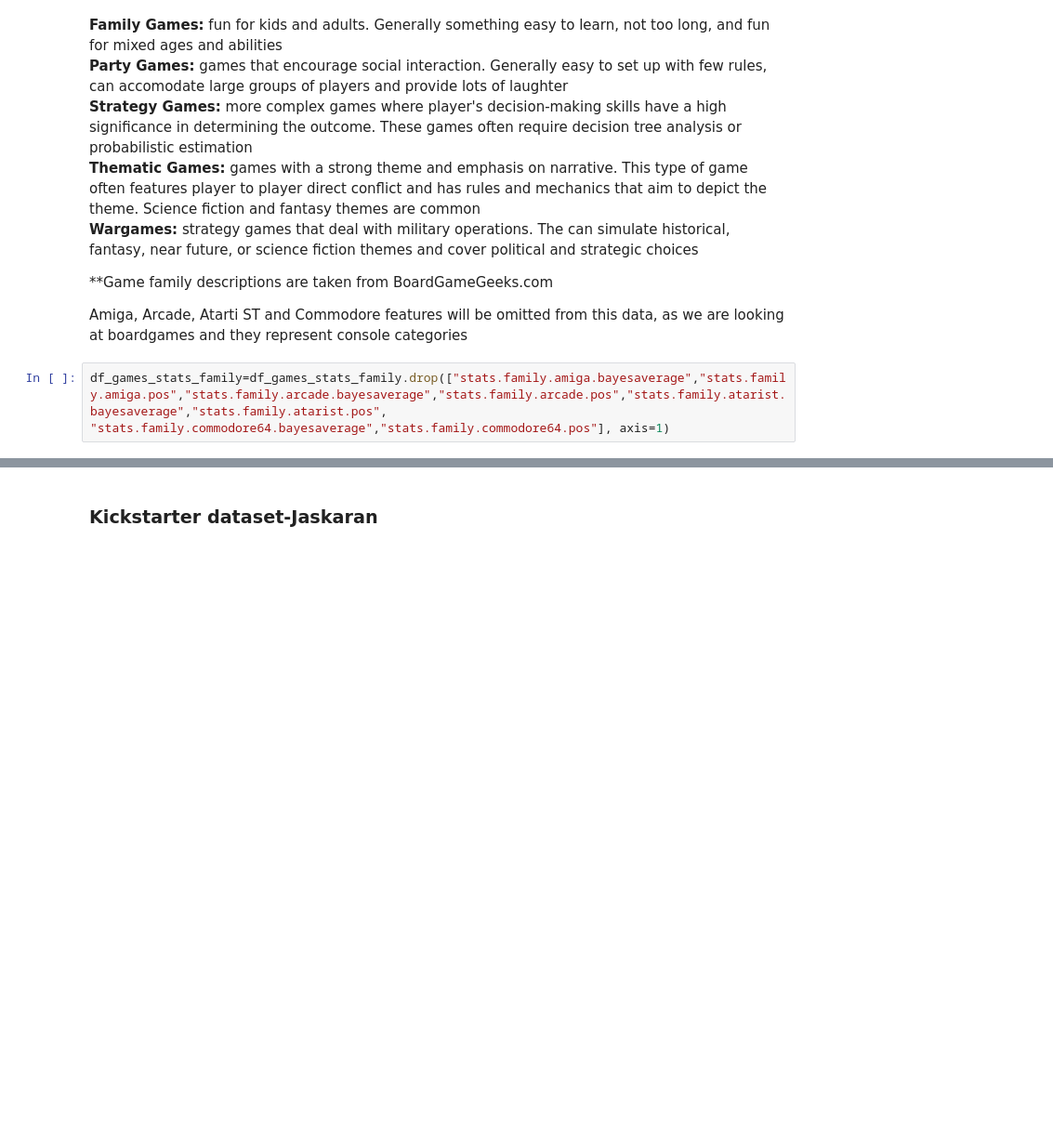
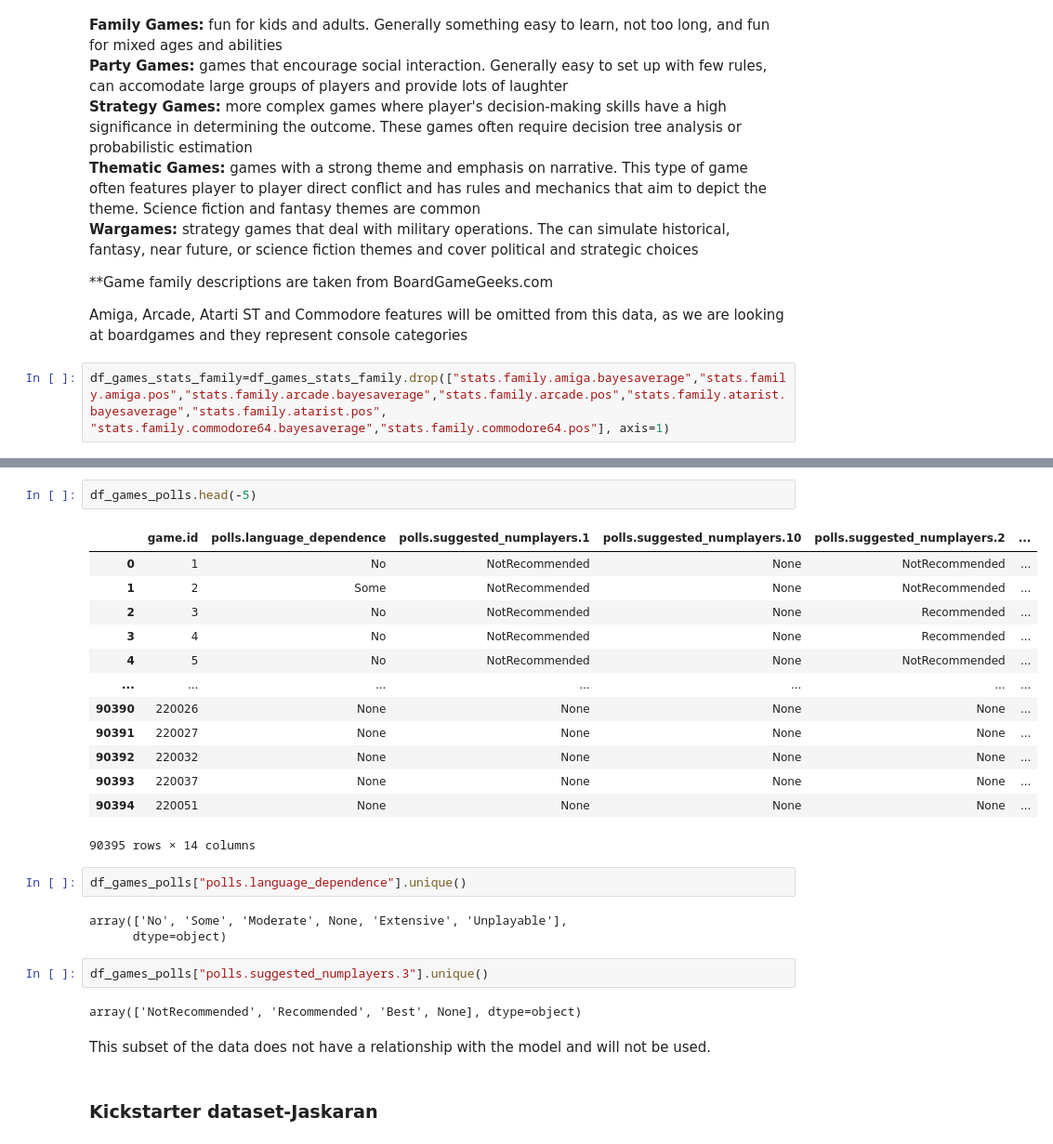
Before and after one commit to laurabrin/BoardGameRatings, a Jupyter notebook: BoardGameRatings.ipynb, the cells around one changed output, grey strips where cells are left out. Shown at 93% size. Saved outputs shown, nothing was run; the diff lists cells and outputs as text; blank space fills up the shorter version.

```diff
--- a/BoardGameRatings.ipynb
+++ b/BoardGameRatings.ipynb
@@ -146,3 +282,30 @@ df_games_stats_family.describe()
+# %%
+df_games_polls.head(-5)
+# %% [output]
+|  | game.id | polls.language_dependence | polls.suggested_numplayers.1 | polls.suggested_numplayers.10 | polls.suggested_numplayers.2 | ... |
+| 0 | 1 | No | NotRecommended | None | NotRecommended | ... |
+| 1 | 2 | Some | NotRecommended | None | NotRecommended | ... |
+| 2 | 3 | No | NotRecommended | None | Recommended | ... |
+| 3 | 4 | No | NotRecommended | None | Recommended | ... |
+| 4 | 5 | No | NotRecommended | None | NotRecommended | ... |
+| ... | ... | ... | ... | ... | ... | ... |
+| 90390 | 220026 | None | None | None | None | ... |
+| 90391 | 220027 | None | None | None | None | ... |
+| 90392 | 220032 | None | None | None | None | ... |
+| 90393 | 220037 | None | None | None | None | ... |
+| 90394 | 220051 | None | None | None | None | ... |
+90395 rows × 14 columns
+# %%
+df_games_polls["polls.language_dependence"].unique()
+# %% [output]
+array(['No', 'Some', 'Moderate', None, 'Extensive', 'Unplayable'],
+      dtype=object)
+# %%
+df_games_polls["polls.suggested_numplayers.3"].unique()
+# %% [output]
+array(['NotRecommended', 'Recommended', 'Best', None], dtype=object)
+# %% [markdown]
+This subset of the data does not have a relationship with the model and will not be used.
 # %% [markdown]
 ###  Kickstarter dataset-Jaskaran
 # %%
```
Also changed, not shown: parts of 22 cells of this notebook.
